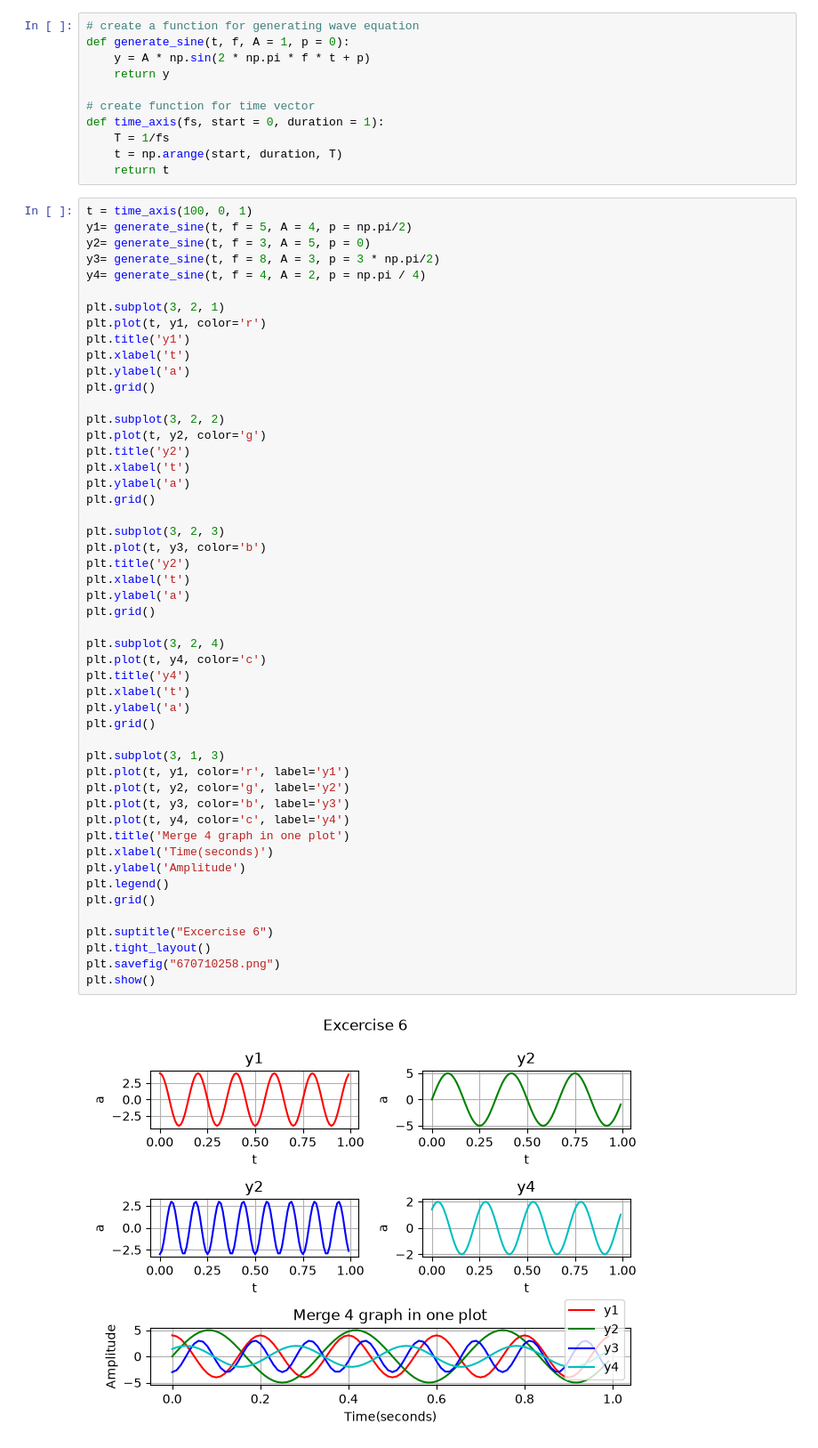
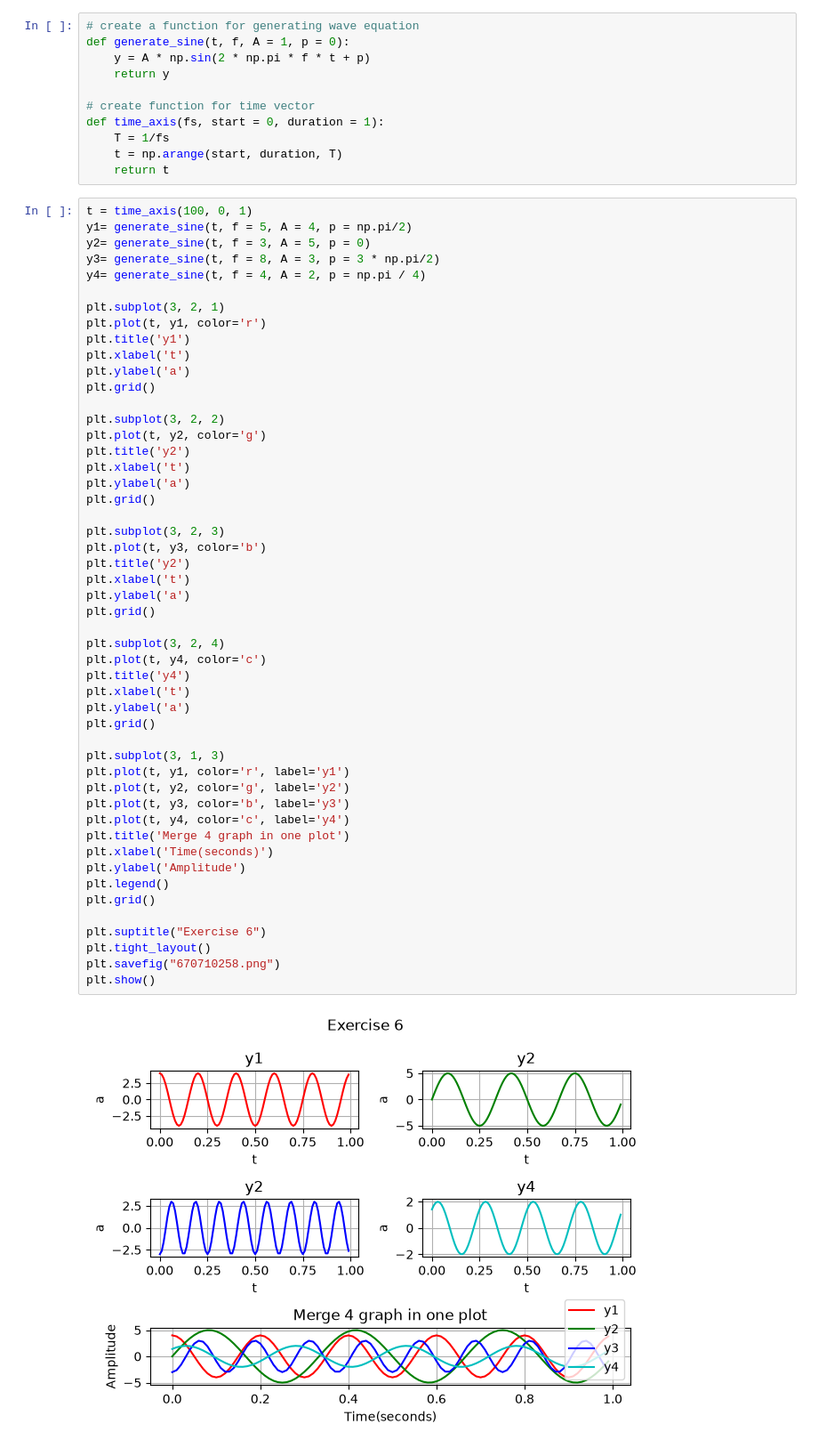
Before and after one commit to sotheasokea/Digital-Signal-Processing-Lecture, a Jupyter notebook: Other Exercises/Lect1_Practise.ipynb, the cells around one changed output. Shown at 89% size. Drawn from its saved outputs; the diff is of its cells as text.

```diff
--- a/Other Exercises/Lect1_Practise.ipynb
+++ b/Other Exercises/Lect1_Practise.ipynb
@@ -93,32 +93,32 @@ plt.grid()
 
 plt.subplot(3, 2, 3)
 plt.plot(t, y3, color='b')
 plt.title('y2')
 plt.xlabel('t')
 plt.ylabel('a')
 plt.grid()
 
 plt.subplot(3, 2, 4)
 plt.plot(t, y4, color='c')
 plt.title('y4')
 plt.xlabel('t')
 plt.ylabel('a')
 plt.grid()
 
 plt.subplot(3, 1, 3)
 plt.plot(t, y1, color='r', label='y1')
 plt.plot(t, y2, color='g', label='y2')
 plt.plot(t, y3, color='b', label='y3')
 plt.plot(t, y4, color='c', label='y4')
 plt.title('Merge 4 graph in one plot')
 plt.xlabel('Time(seconds)')
 plt.ylabel('Amplitude')
 plt.legend()
 plt.grid()
 
-plt.suptitle("Excercise 6")
+plt.suptitle("Exercise 6")
 plt.tight_layout()
 plt.savefig("670710258.png")
 plt.show()
 # %% [output]
-[figure, old version]
+[figure, new version]
```
Also changed, not shown: 1 other file.
